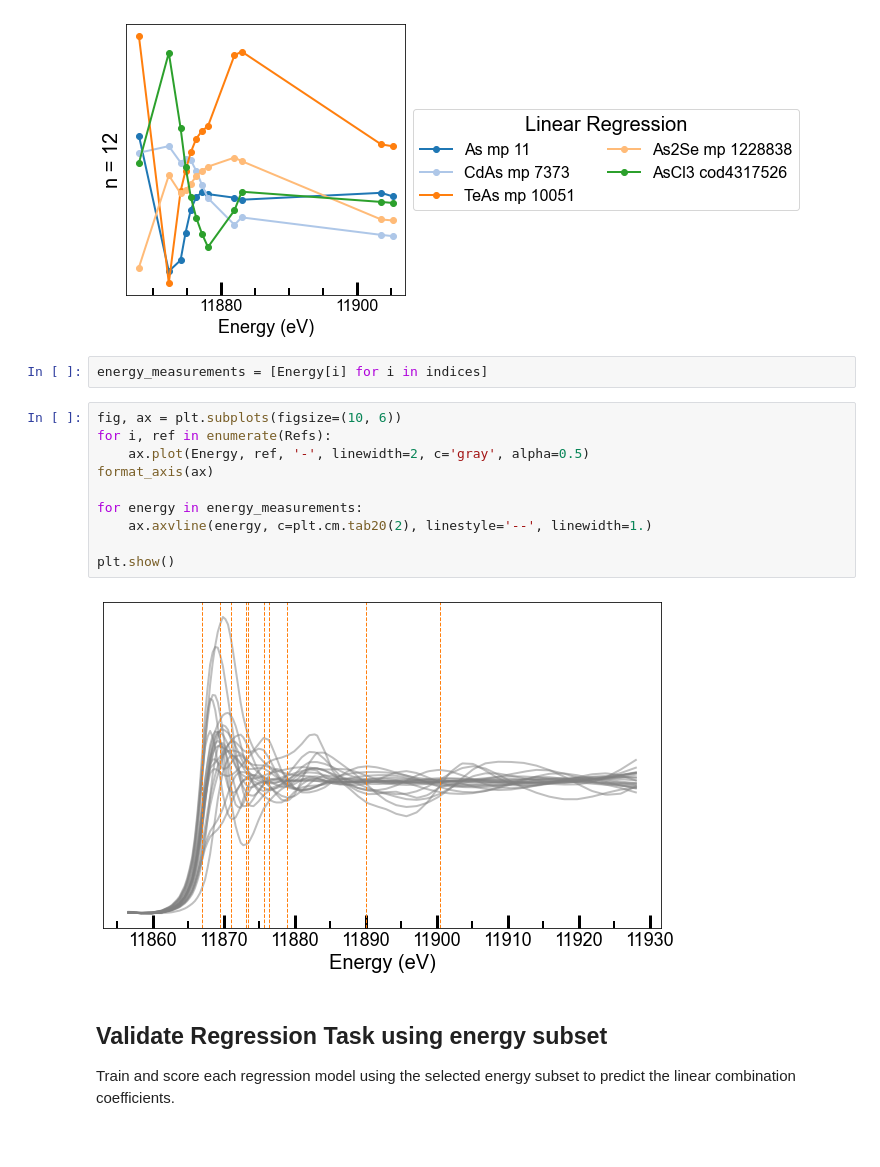
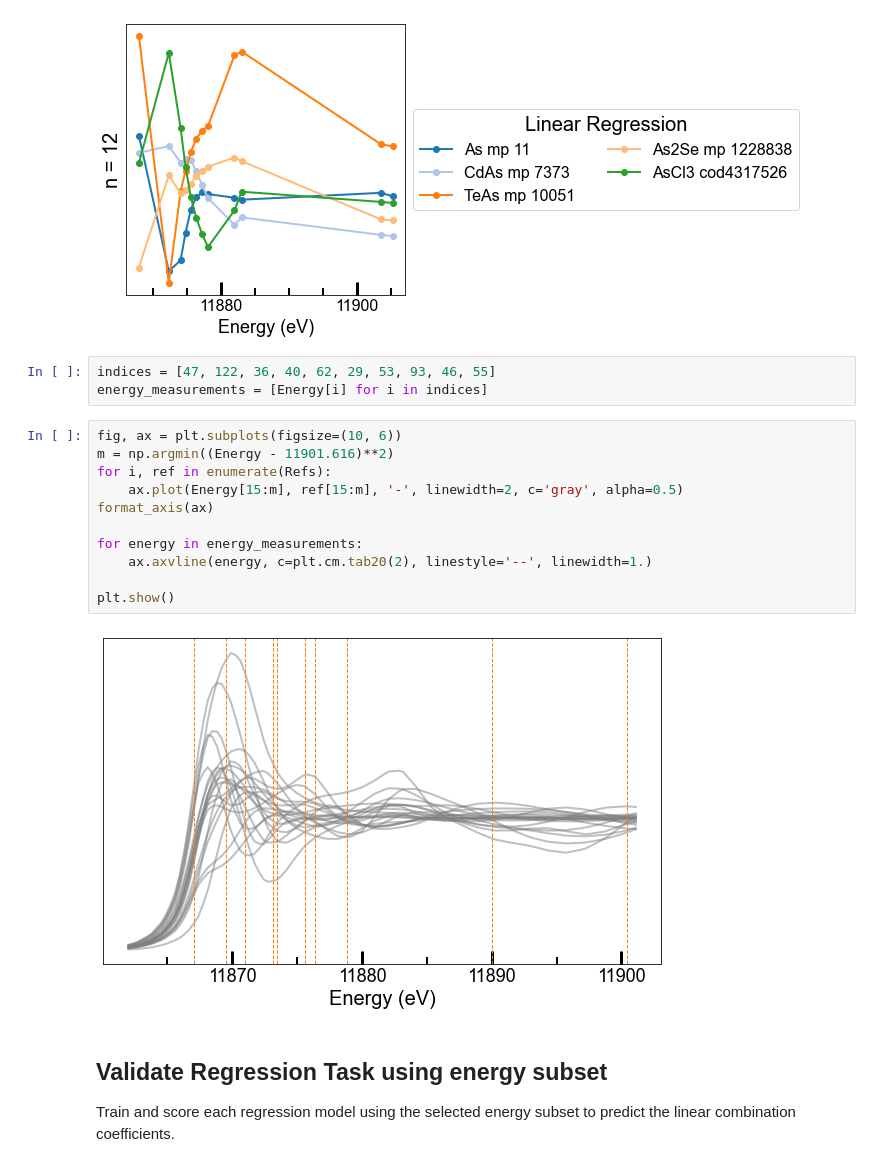
Before and after one commit to stetef/Energy-Point-Selection, a Jupyter notebook: Visualization.ipynb, the cells around one changed output. Drawn from its saved outputs; the diff is of its cells as text.

```diff
--- a/Visualization.ipynb
+++ b/Visualization.ipynb
@@ -337,19 +337,21 @@ label = ax.set_ylabel(f'n = {best_n}', fontsize=20)
 # %% [output]
 [figure]
 # %%
+indices = [47, 122, 36, 40, 62, 29, 53, 93, 46, 55]
 energy_measurements = [Energy[i] for i in indices]
 # %%
 fig, ax = plt.subplots(figsize=(10, 6))
+m = np.argmin((Energy - 11901.616)**2)
 for i, ref in enumerate(Refs):
-    ax.plot(Energy, ref, '-', linewidth=2, c='gray', alpha=0.5)
+    ax.plot(Energy[15:m], ref[15:m], '-', linewidth=2, c='gray', alpha=0.5)
 format_axis(ax)
 
 for energy in energy_measurements:
     ax.axvline(energy, c=plt.cm.tab20(2), linestyle='--', linewidth=1.)
 
 plt.show()
 # %% [output]
-[figure, old version]
+[figure, new version]
 # %% [markdown]
 ## Validate Regression Task using energy subset
 
```
Also changed, not shown: parts of 4 cells of this notebook, 5 other files.
